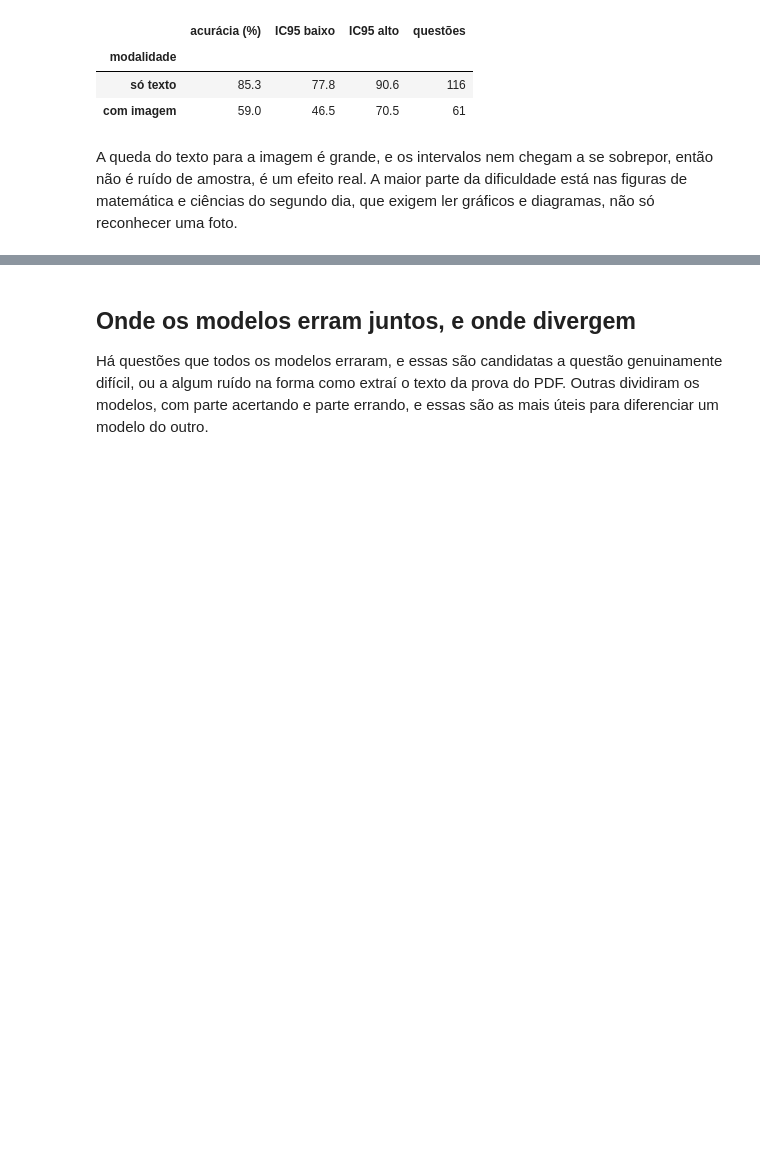
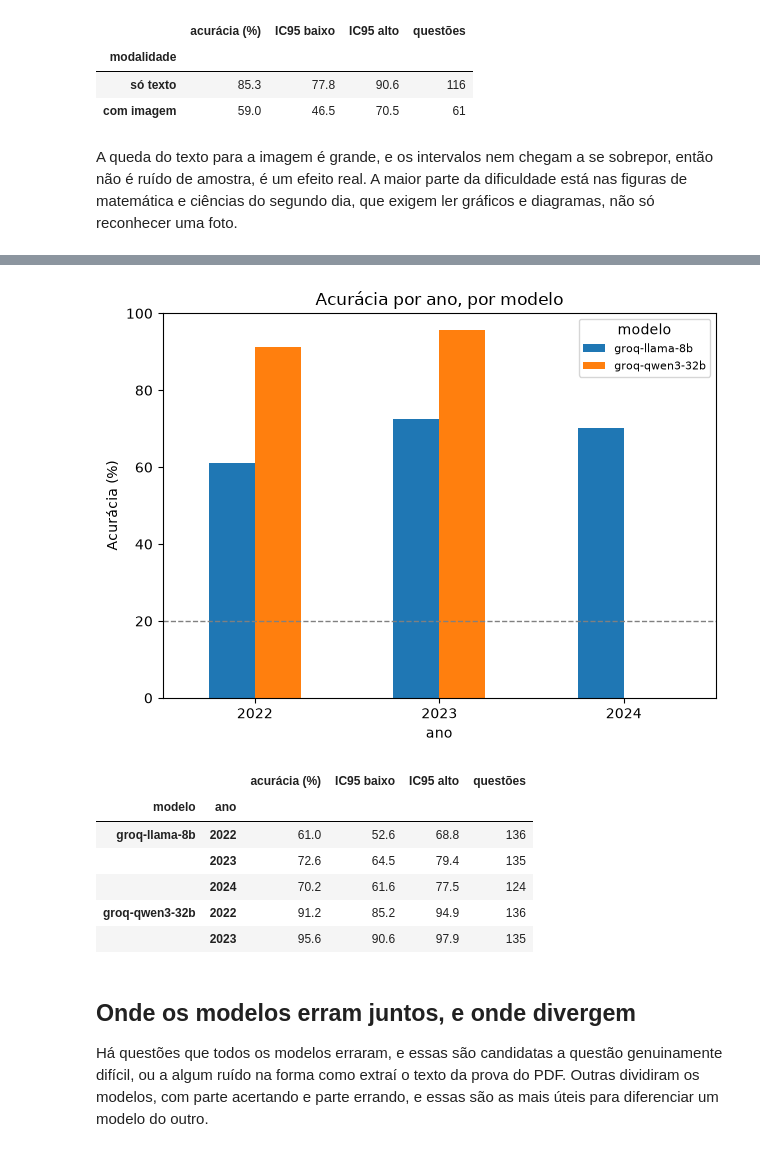
Before and after one commit to LucasSpinola/enem-llm-benchmark, a Jupyter notebook: notebooks/analise.ipynb, the cells around one changed output, grey strips where cells are left out. Saved outputs shown, nothing was run; the diff lists cells and outputs as text; code cells hidden in the pictures; blank space fills up the shorter version.

```diff
--- a/notebooks/analise.ipynb
+++ b/notebooks/analise.ipynb
@@ -171,3 +175,37 @@ A queda do texto para a imagem é grande, e os intervalos nem chegam a se sobrep
+# %%
+multi = pd.read_csv("../results/multi_ano.csv")
+linhas = []
+for (modelo, ano), grupo in multi.groupby(["modelo", "ano"]):
+    acertos, total = int(grupo["acertou"].sum()), len(grupo)
+    baixo, alto = intervalo_wilson(acertos, total)
+    linhas.append(
+        {
+            "modelo": modelo,
+            "ano": ano,
+            "acurácia (%)": round(100 * acertos / total, 1),
+            "IC95 baixo": round(100 * baixo, 1),
+            "IC95 alto": round(100 * alto, 1),
+            "questões": total,
+        }
+    )
+por_ano = pd.DataFrame(linhas)
+tabela_ano = por_ano.pivot(index="ano", columns="modelo", values="acurácia (%)")
+ax = tabela_ano.plot.bar(ylim=(0, 100), ylabel="Acurácia (%)", rot=0)
+ax.axhline(20, linestyle="--", color="gray", linewidth=1)
+ax.set_title("Acurácia por ano, por modelo")
+ax.legend(title="modelo", fontsize=8)
+plt.tight_layout()
+plt.show()
+por_ano.set_index(["modelo", "ano"])
+# %% [output]
+[figure, added]
+|  |  | acurácia (%) | IC95 baixo | IC95 alto | questões |
+| modelo | ano |  |  |  |  |
+| groq-llama-8b | 2022 | 61.0 | 52.6 | 68.8 | 136 |
+|  | 2023 | 72.6 | 64.5 | 79.4 | 135 |
+|  | 2024 | 70.2 | 61.6 | 77.5 | 124 |
+| groq-qwen3-32b | 2022 | 91.2 | 85.2 | 94.9 | 136 |
+|  | 2023 | 95.6 | 90.6 | 97.9 | 135 |
 # %% [markdown]
 ## Onde os modelos erram juntos, e onde divergem
 
```
Also changed, not shown: parts of 2 cells of this notebook, 7 other files.
